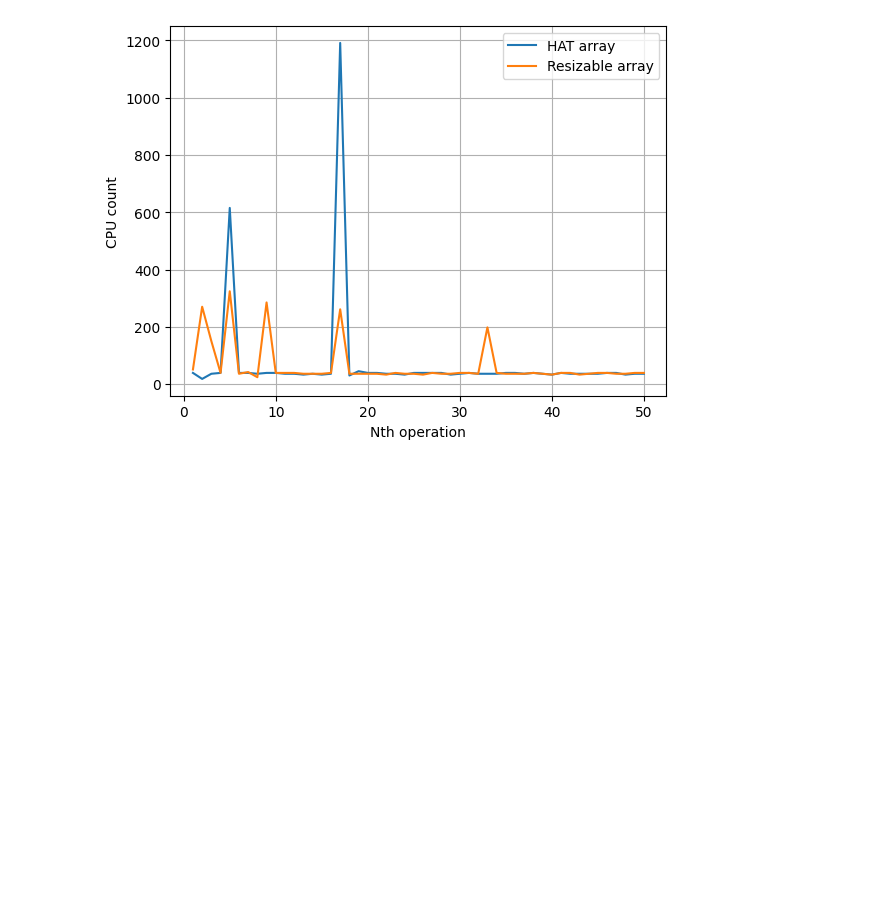
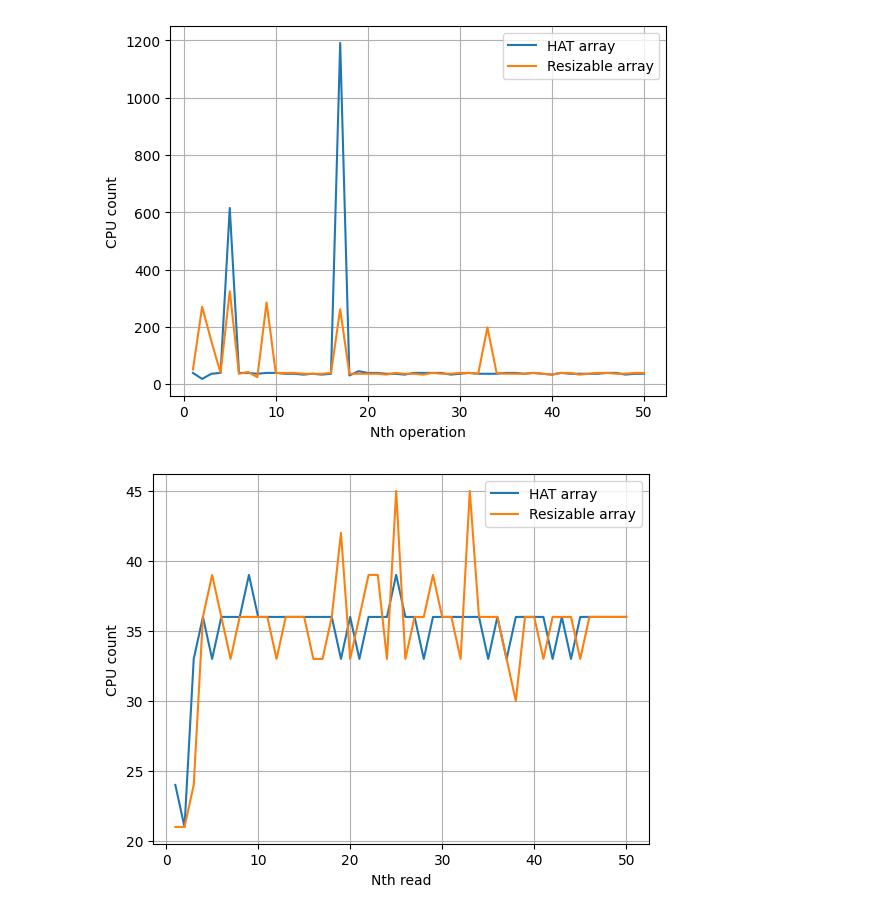
Before and after one commit to sudo-lucifer/applied-algo-hw1, a Jupyter notebook: hat_array/benchmark_graph.ipynb, the cells around one changed output. Cells and saved outputs as stored; diff of their text form; code cells hidden in the pictures; blank space fills up the shorter version.

Commit message:
add scan amount

```diff
--- a/hat_array/benchmark_graph.ipynb
+++ b/hat_array/benchmark_graph.ipynb
@@ -14,3 +14,16 @@ plt.grid()
 plt.show()
 # %% [output]
 [figure]
+# %%
+hat_scan_df = pd.read_csv('hat_scan_benchmark.csv')
+resizable_array_scan_df = pd.read_csv('resizable_array_scan_benchmark.csv')
+
+plt.plot(hat_scan_df['read'], hat_scan_df['cpu_count'], label="HAT array")
+plt.plot(resizable_array_scan_df['read'], resizable_array_scan_df['cpu_count'], label="Resizable array")
+plt.xlabel('Nth read')
+plt.ylabel('CPU count')
+plt.legend()
+plt.grid()
+plt.show()
+# %% [output]
+[figure, added]
```
Also changed, not shown: parts of 2 cells of this notebook, 2 other files.
